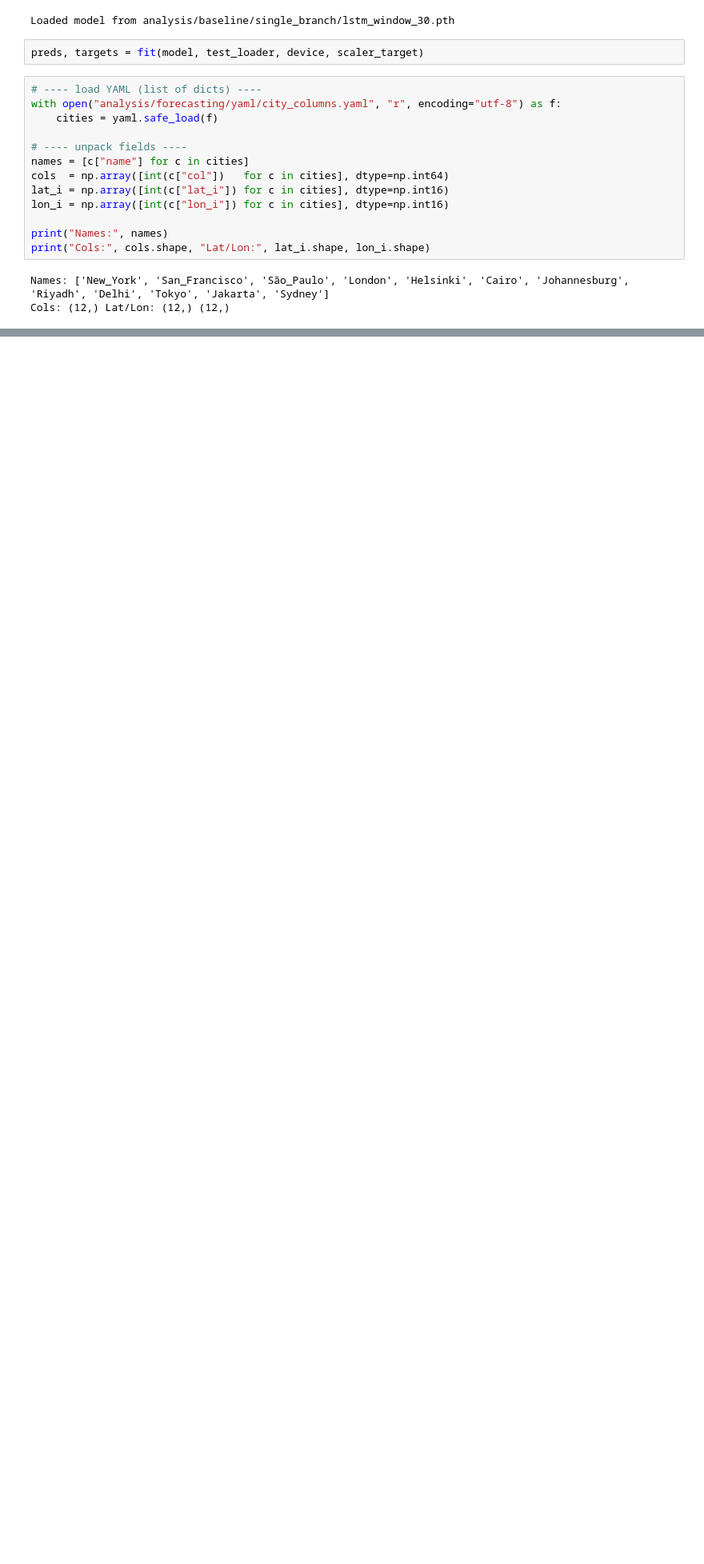
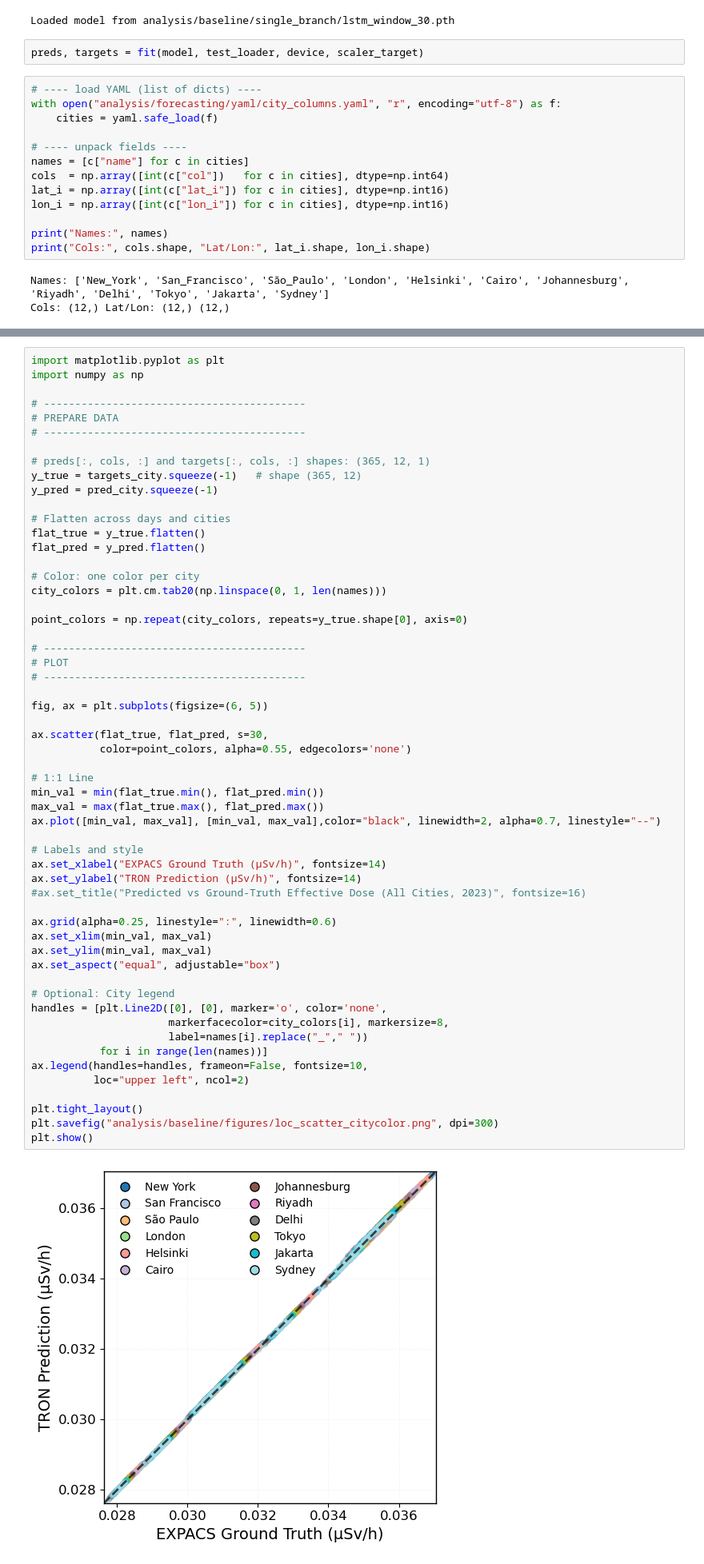
Before and after one commit to kkazuma19/CosmicRays-Operator, a Jupyter notebook: analysis/baseline/loc.ipynb, the cells around one changed output, grey strips where cells are left out. Shown at 80% size. Saved outputs shown, nothing was run; the diff lists cells and outputs as text; blank space fills up the shorter version.

```diff
--- a/analysis/baseline/loc.ipynb
+++ b/analysis/baseline/loc.ipynb
@@ -385,0 +426,58 @@ plt.show()
+# %%
+import matplotlib.pyplot as plt
+import numpy as np
+
+# ------------------------------------------
+# PREPARE DATA
+# ------------------------------------------
+
+# preds[:, cols, :] and targets[:, cols, :] shapes: (365, 12, 1)
+y_true = targets_city.squeeze(-1)   # shape (365, 12)
+y_pred = pred_city.squeeze(-1)
+
+# Flatten across days and cities
+flat_true = y_true.flatten()
+flat_pred = y_pred.flatten()
+
+# Color: one color per city
+city_colors = plt.cm.tab20(np.linspace(0, 1, len(names)))
+
+point_colors = np.repeat(city_colors, repeats=y_true.shape[0], axis=0)
+
+# ------------------------------------------
+# PLOT
+# ------------------------------------------
+
+fig, ax = plt.subplots(figsize=(6, 5))
+
+ax.scatter(flat_true, flat_pred, s=30,
+           color=point_colors, alpha=0.55, edgecolors='none')
+
+# 1:1 Line
+min_val = min(flat_true.min(), flat_pred.min())
+max_val = max(flat_true.max(), flat_pred.max())
+ax.plot([min_val, max_val], [min_val, max_val],color="black", linewidth=2, alpha=0.7, linestyle="--")
+
+# Labels and style
+ax.set_xlabel("EXPACS Ground Truth (µSv/h)", fontsize=14)
+ax.set_ylabel("TRON Prediction (µSv/h)", fontsize=14)
+#ax.set_title("Predicted vs Ground-Truth Effective Dose (All Cities, 2023)", fontsize=16)
+
+ax.grid(alpha=0.25, linestyle=":", linewidth=0.6)
+ax.set_xlim(min_val, max_val)
+ax.set_ylim(min_val, max_val)
+ax.set_aspect("equal", adjustable="box")
+
+# Optional: City legend
+handles = [plt.Line2D([0], [0], marker='o', color='none',
+                      markerfacecolor=city_colors[i], markersize=8,
+                      label=names[i].replace("_"," "))
+           for i in range(len(names))]
+ax.legend(handles=handles, frameon=False, fontsize=10,
+          loc="upper left", ncol=2)
+
+plt.tight_layout()
+plt.savefig("analysis/baseline/figures/loc_scatter_citycolor.png", dpi=300)
+plt.show()
+# %% [output]
+[figure, added]
```
Also changed, not shown: parts of 7 cells of this notebook, 12 other files.
